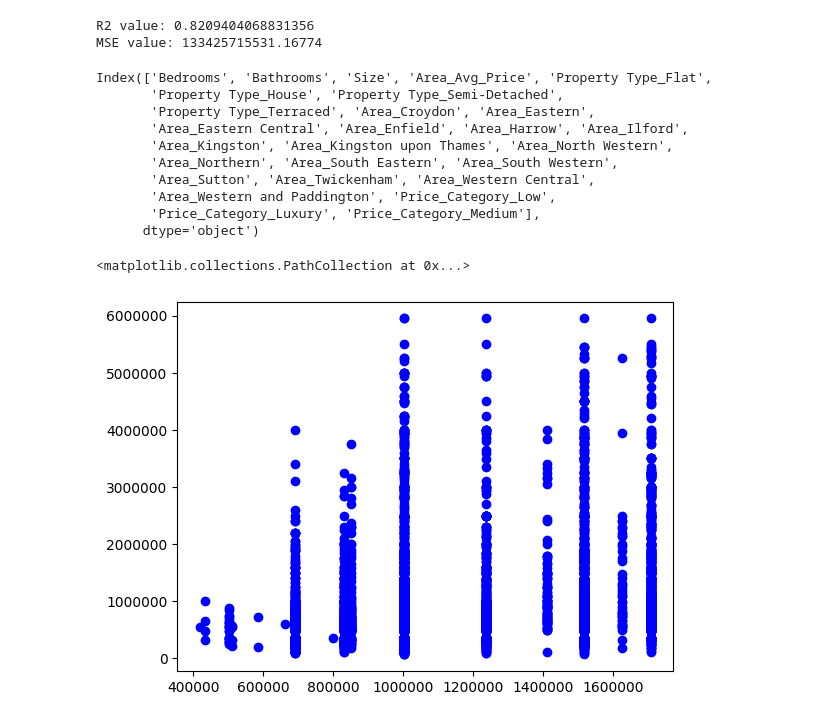
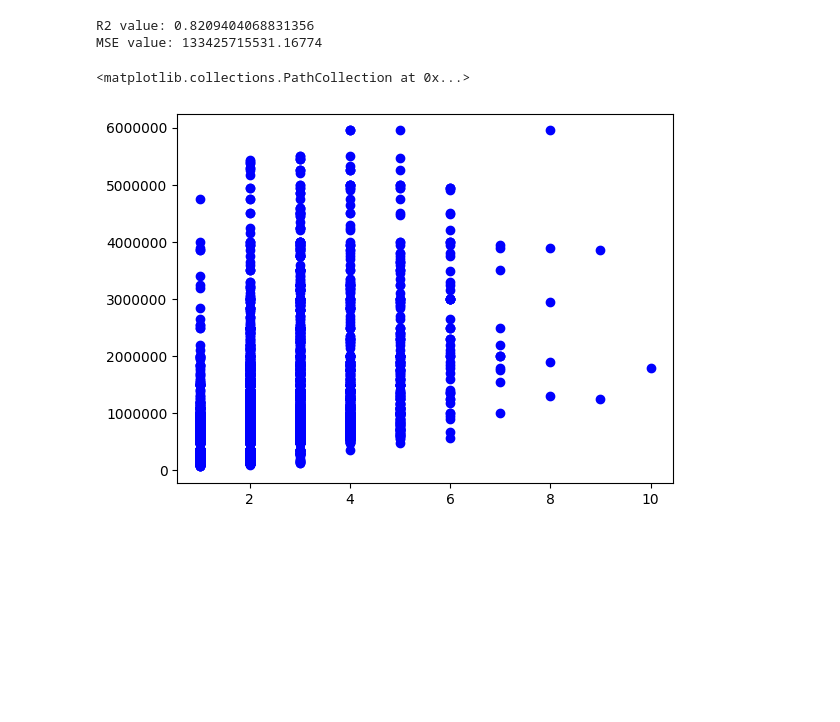
Before and after one commit to TyLou28/LDN-House-Future-Predictor, a Jupyter notebook: house.ipynb, the cells around one changed output. Saved outputs shown, nothing was run; the diff lists cells and outputs as text; code cells hidden in the pictures; blank space fills up the shorter version.

```diff
--- a/house.ipynb
+++ b/house.ipynb
@@ -39,5 +25,0 @@ dtype: int64
-# %%
-#houses = pd.get_dummies(houses, columns=['Property Type', 'Area', 'Price_Category'], drop_first=True)
-
-houses.drop(['Postcode'], axis=1, inplace=True)
-print(houses.columns)
@@ -134,20 +63,8 @@ print(f'MSE value: {mse}')
 R2 value: 0.8209404068831356
 MSE value: 133425715531.16774
 # %%
-print(X_test.columns)
-
 plt.ticklabel_format(style='plain')
-plt.scatter(X_test['Area_Avg_Price'], y_test, c='blue')
+plt.scatter(X_test['Bedrooms'], y_test, c='blue')
 # %% [output]
-Index(['Bedrooms', 'Bathrooms', 'Size', 'Area_Avg_Price', 'Property Type_Flat',
-       'Property Type_House', 'Property Type_Semi-Detached',
-       'Property Type_Terraced', 'Area_Croydon', 'Area_Eastern',
-       'Area_Eastern Central', 'Area_Enfield', 'Area_Harrow', 'Area_Ilford',
-       'Area_Kingston', 'Area_Kingston upon Thames', 'Area_North Western',
-       'Area_Northern', 'Area_South Eastern', 'Area_South Western',
-       'Area_Sutton', 'Area_Twickenham', 'Area_Western Central',
-       'Area_Western and Paddington', 'Price_Category_Low',
-       'Price_Category_Luxury', 'Price_Category_Medium'],
-      dtype='object')
+<matplotlib.collections.PathCollection at 0x...>
-<matplotlib.collections.PathCollection at 0x...>
-[figure, old version]
+[figure, new version]
```
Also changed, not shown: parts of 5 cells of this notebook.
